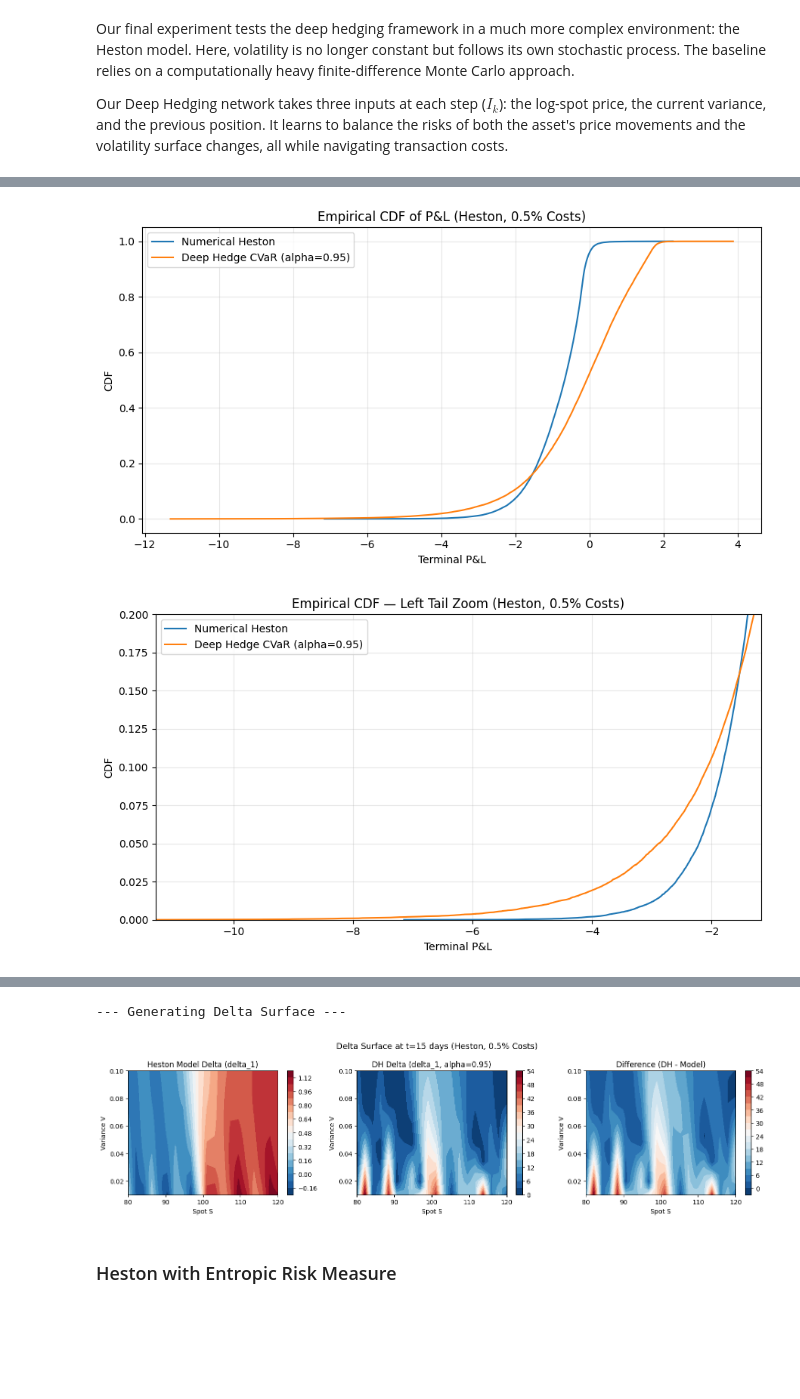
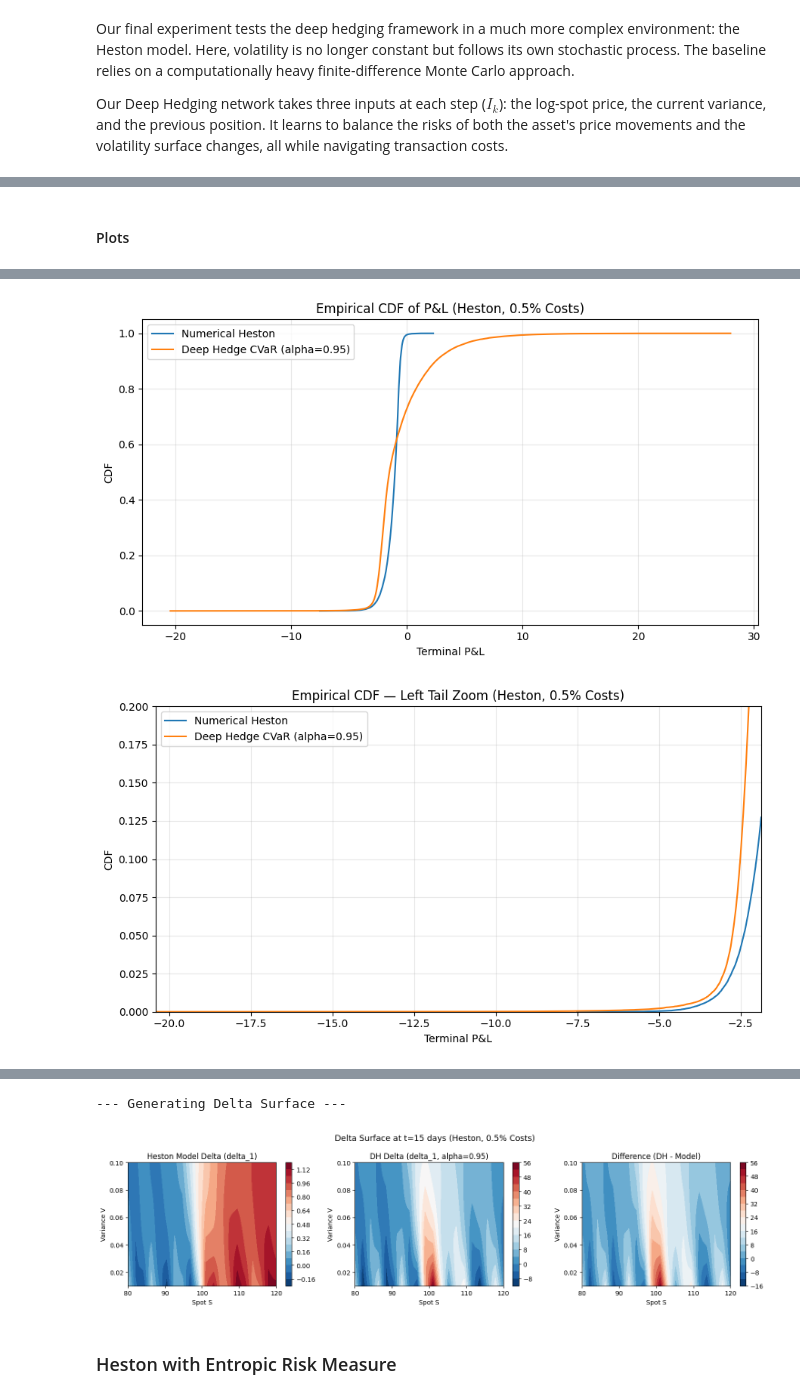
Before and after one commit to GioChecchi/Deep_Hedging, a Jupyter notebook: Deep_Hedging.ipynb, the cells around one changed output, grey strips where cells are left out. Cells and saved outputs as stored; diff of their text form; code cells hidden in the pictures; blank space fills up the shorter version.

```diff
--- a/Deep_Hedging.ipynb
+++ b/Deep_Hedging.ipynb
@@ -671,9 +520,6 @@ class SharedPolicy(nn.Module):
     """
     Single network shared across all rebalancing dates.
     Time information is encoded via the tau feature in the input vector,
-    so the network implicitly learns time-dependent behavior without
-    separate weights per step.
-    Lighter than PerStepPolicy but less expressive.
     """
     def __init__(self, input_dim, hidden_dims=(16, 16), output_dim=1, use_batch_norm=False):
         super().__init__()
@@ -815,15 +655,11 @@ where:
 def entropic_loss(pnl, lambda_param=1.0):
     """
     Calculates the Entropic Risk Measure.
-    Numerically stable implementation to prevent float32 overflow.
     """
-    # x = -lambda * PnL
     x = -lambda_param * pnl
 
     # Mathematically: log(mean(exp(x))) == logsumexp(x) - log(N)
     N = x.shape[0]
-
-    # torch.logsumexp safely handles extremely large exponents
     log_mean_exp = torch.logsumexp(x, dim=0) - torch.log(torch.tensor(N, dtype=x.dtype, device=x.device))
 
     return (1.0 / lambda_param) * log_mean_exp
@@ -1407,8 +1180,9 @@ def compute_metrics_from_pnl_and_deltas(pnl, deltas, paths=None, epsilon=None,
 ## Black & Scholes
 # %%
 policy_type    = "per_step"   # "shared"/"per_step"
-use_batch_norm = False         # False/True. here is False contrary to paper since it explode when true
-n_epochs = 500 # From the graph we notice that BS converges fast so 1000 is a waste of time
+use_batch_norm = False        # False/True. here is False contrary to paper since it explode when true
+n_epochs = 500      # From the graph we notice that BS converges fast so 1000 is a waste of time
+batch_size = 4096   # Better results with higher batch size
 # %% [markdown]
 ### B-S without transaction costs
 # %% [markdown]
@@ -2102,5 +1798,10 @@ plt.legend(); plt.grid(True, alpha=0.3); plt.tight_layout(); plt.show()
 # %% [markdown]
 ## Heston
+# %%
+policy_type    = "per_step"
+use_batch_norm = False
+n_epochs       = 3000
+batch_size = 1024
 # %% [markdown]
 ### Heston with transaction costs (CVaR)
 # %% [markdown]
@@ -2200,22 +1878,21 @@ Avg Total Transaction Cost |               1.1369 |               0.4236
+# %% [markdown]
+#### Plots
 # %%
-# ── 5. P&L diagnostics — main alpha ─────────────────────────
+# 5. P&L diagnostics with alpha = 95%
 plot_pnl_diagnostics(pnl_baseline=h_pnl_base, pnl_model=dh_pnls_h[0.95],
                      baseline_name="Numerical Heston", model_name="Deep Hedge CVaR (alpha=0.95)",
                      title_suffix="(Heston, 0.5% Costs)")
 
-# ── 6. Overlaid histogram — all alpha levels ─────────────────
+# 6. Overlaid histogram for all alpha levels
 plt.figure(figsize=(9, 5))
-plt.hist(to_numpy(h_pnl_base), bins=80, density=True,
-         alpha=0.4, color="black", label="Heston Baseline")
+plt.hist(to_numpy(h_pnl_base), bins=80, density=True, alpha=0.4, color="black", label="Heston Baseline")
 for alpha_level in alpha_levels:
-    plt.hist(dh_pnls_h[alpha_level], bins=80, density=True,
-             alpha=0.35, color=colors[alpha_level],
-             label=f"DH CVaR alpha={alpha_level}")
-plt.title("P&L Distribution — Multiple Risk Levels (Heston, 0.5% Costs)")
+    plt.hist(dh_pnls_h[alpha_level], bins=80, density=True, alpha=0.35, color=colors[alpha_level], label=f"DH CVaR alpha={alpha_level}")
+plt.title("P&L Distribution - Multiple Risk Levels (Heston, 0.5% Costs)")
 plt.xlabel("Terminal P&L"); plt.ylabel("Density")
 plt.legend(); plt.grid(True, alpha=0.3); plt.tight_layout(); plt.show()
 
-# ── 7. Training curves ───────────────────────────────────────
+# 7. Training curves
 fig, axes = plt.subplots(1, len(alpha_levels), figsize=(15, 4), sharey=True)
 for ax, alpha_level in zip(axes, alpha_levels):
     loss_hist = np.asarray(train_outs_h[alpha_level]["loss_history"])
@@ -2231,7 +1908,7 @@ axes[0].set_ylabel("Objective")
 plt.suptitle("Training Objectives — Heston 0.5% Costs", fontsize=13)
 plt.tight_layout(); plt.show()
 
-# ── 8. Delta surface — learned vs model at t=15 ──────────────
+# 8. Delta surface — learned vs model at t=15 ──────────────
 # Paper Figure 3 equivalent for Heston: visualize over (S, V) grid
 print("\n--- Generating Delta Surface ---")
 t_idx   = 15
@@ -2254,15 +1931,16 @@ S_t   = to_tensor(S_flat)
 V_t   = to_tensor(V_flat)
 
 # Realistic prev_delta: use model Heston delta at t=14
-tau_flat_14   = np.full(len(S_flat), tau_14)
-prev_d1       = to_tensor(to_numpy(heston_pricer.delta(
-    S_flat, V_flat, tau_flat_14, K))).unsqueeze(1)   # (400, 1)
-prev_d2       = to_tensor(to_numpy(heston_pricer.vega_swap(
-    S_flat, V_flat, tau_flat_14, K))).unsqueeze(1)   # (400, 1)
+tau_flat_14 = np.full(len(S_flat), tau_14)
+prev_d1     = to_tensor(to_numpy(heston_pricer.delta(S_flat, V_flat, tau_flat_14, K))).unsqueeze(1)          # (400, 1)
+prev_d2_raw = to_tensor(to_numpy(heston_pricer.vega_swap(S_flat, V_flat, tau_flat_14, K))).unsqueeze(1)          # (400, 1)
 
-log_grid_h = torch.log(S_t / S0).unsqueeze(1)        # (400, 1)
-vol_norm   = (V_t / v0).unsqueeze(1)                  # (400, 1)
-prev_delta = torch.cat([prev_d1, prev_d2], dim=1)     # (400, 2)
+# Normalize d2 exactly as in train_model/evaluate_model
+prev_d2_norm = prev_d2_raw / (S0/L0)                      # (400, 1)
+
+log_grid_h = torch.log(S_t / S0).unsqueeze(1)              # (400, 1)
+vol_norm   = (V_t / v0).unsqueeze(1)                        # (400, 1)
+prev_delta = torch.cat([prev_d1, prev_d2_norm], dim=1)      # (400, 2)
 x_grid_h   = torch.cat([log_grid_h, vol_norm, prev_delta], dim=1)  # (400, 4)
 
 dh_models_h[0.95].eval()
@@ -2288,2 +1966,2 @@ plt.tight_layout(); plt.show()
-[figure, old version]
+[figure, new version]
-[figure, old version]
+[figure, new version]
@@ -2292,5 +1970,5 @@ plt.tight_layout(); plt.show()
 --- Generating Delta Surface ---
-[figure, old version]
+[figure, new version]
 # %% [markdown]
 ### Heston with Entropic Risk Measure
 # %% [markdown]
```
Also changed, not shown: parts of 25 cells of this notebook, 1 other file.
